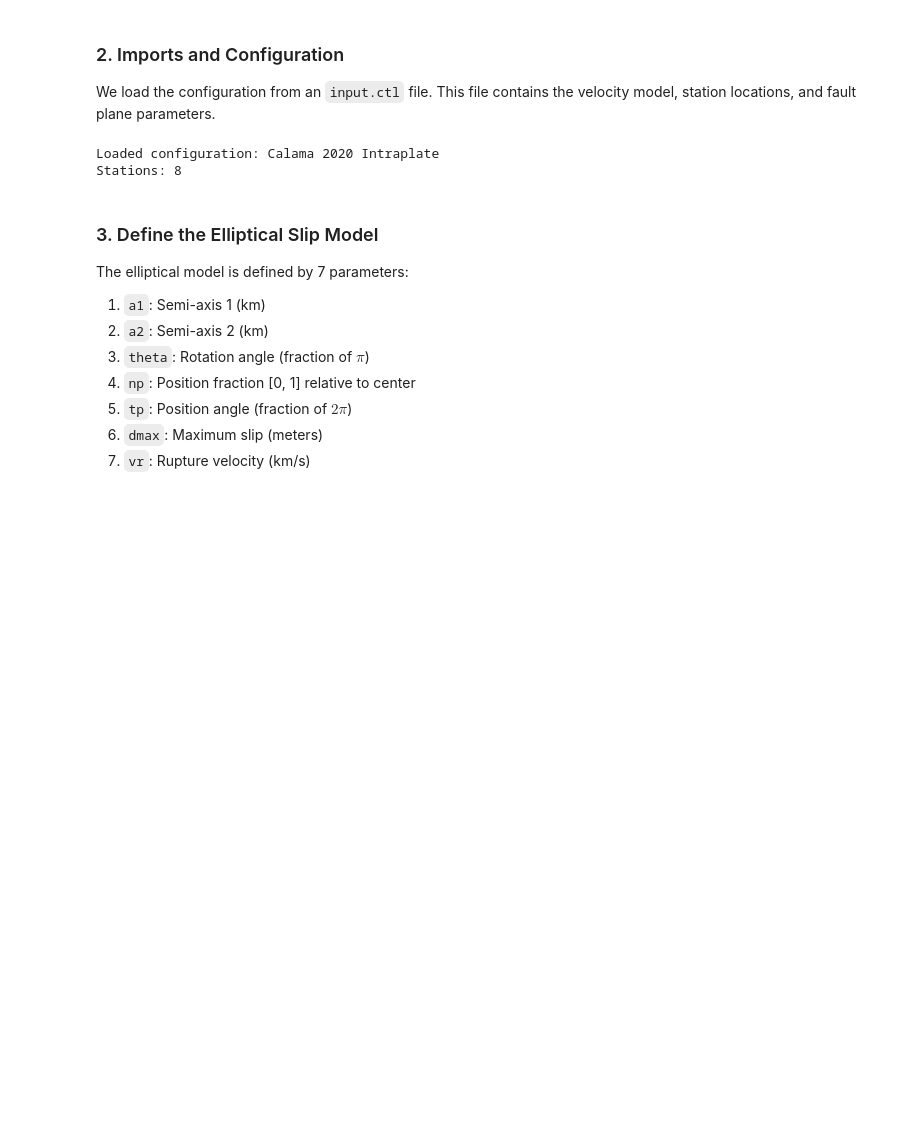
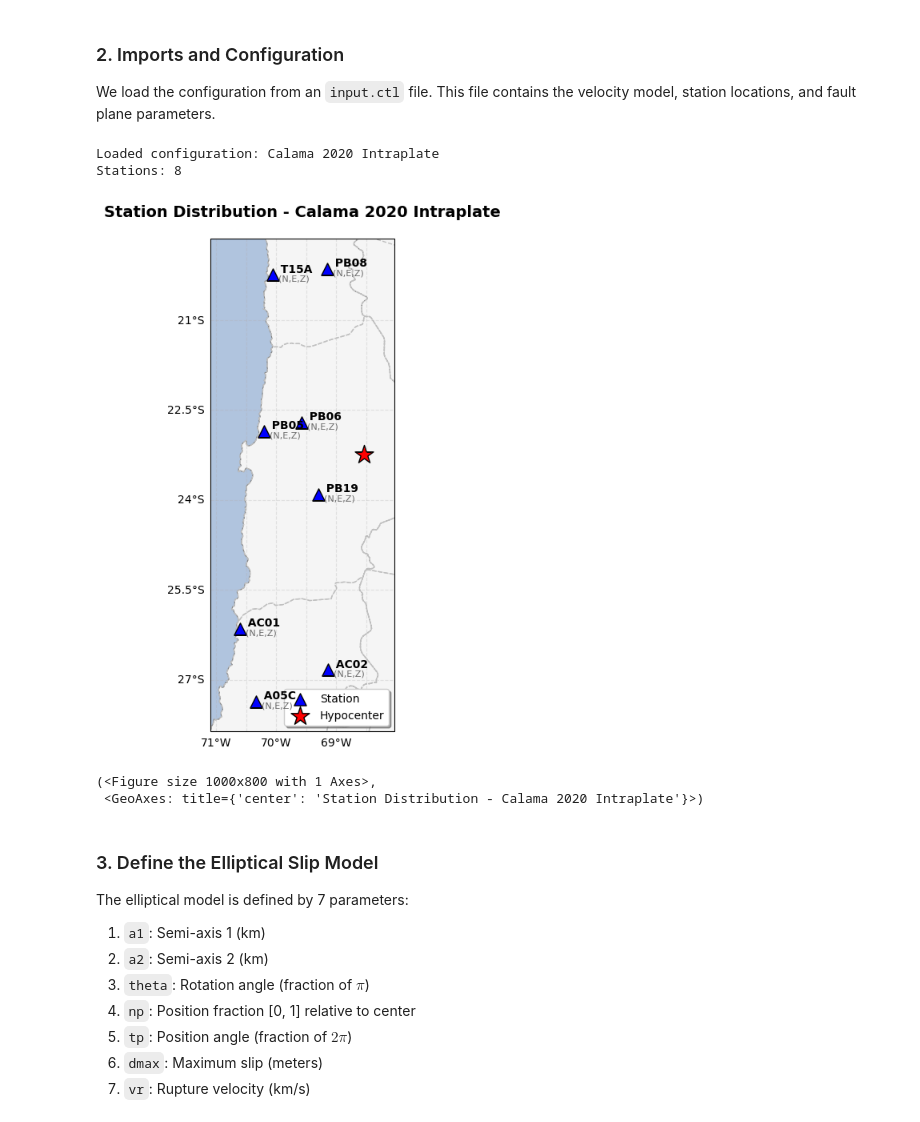
Before and after one commit to alexvillarroel/KDEllipsPy, a Jupyter notebook: Colab_Example_Synthetic.ipynb, the cells around one changed output. Cells and saved outputs as stored; diff of their text form; code cells hidden in the pictures; blank space fills up the shorter version.

```diff
--- a/Colab_Example_Synthetic.ipynb
+++ b/Colab_Example_Synthetic.ipynb
@@ -28,18 +30,24 @@ We load the configuration from an `input.ctl` file. This file contains the veloc
 # %%
 import numpy as np
 import matplotlib.pyplot as plt
-from kdellipspy import ConfigParser, AxitraForwardModel, EllipseDiagnostics
+from kdellipspy import ConfigParser, AxitraForwardModel
 from pathlib import Path
 
 # Use an existing example configuration
 input_file = "inversions/calama2020/input.ctl"
 cfg = ConfigParser(input_file)
 
 print(f"Loaded configuration: {cfg.source_position.event_name}")
 print(f"Stations: {len(cfg.stations.stations)}")
+
+# Plot station map directly from config
+cfg.plot_stations()
 # %% [output]
 Loaded configuration: Calama 2020 Intraplate
 Stations: 8
+[figure, added]
+(<Figure size 1000x800 with 1 Axes>,
+ <GeoAxes: title={'center': 'Station Distribution - Calama 2020 Intraplate'}>)
 # %% [markdown]
 ### 3. Define the Elliptical Slip Model
 
```
Also changed, not shown: parts of 6 cells of this notebook, 22 other files.
